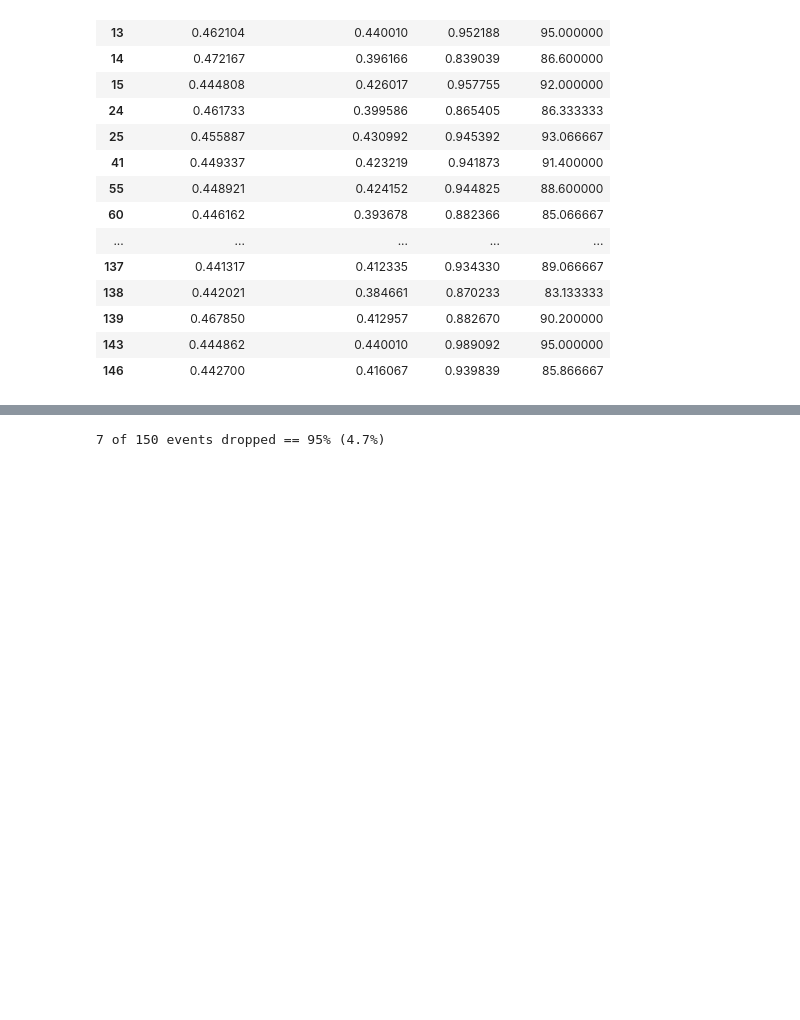
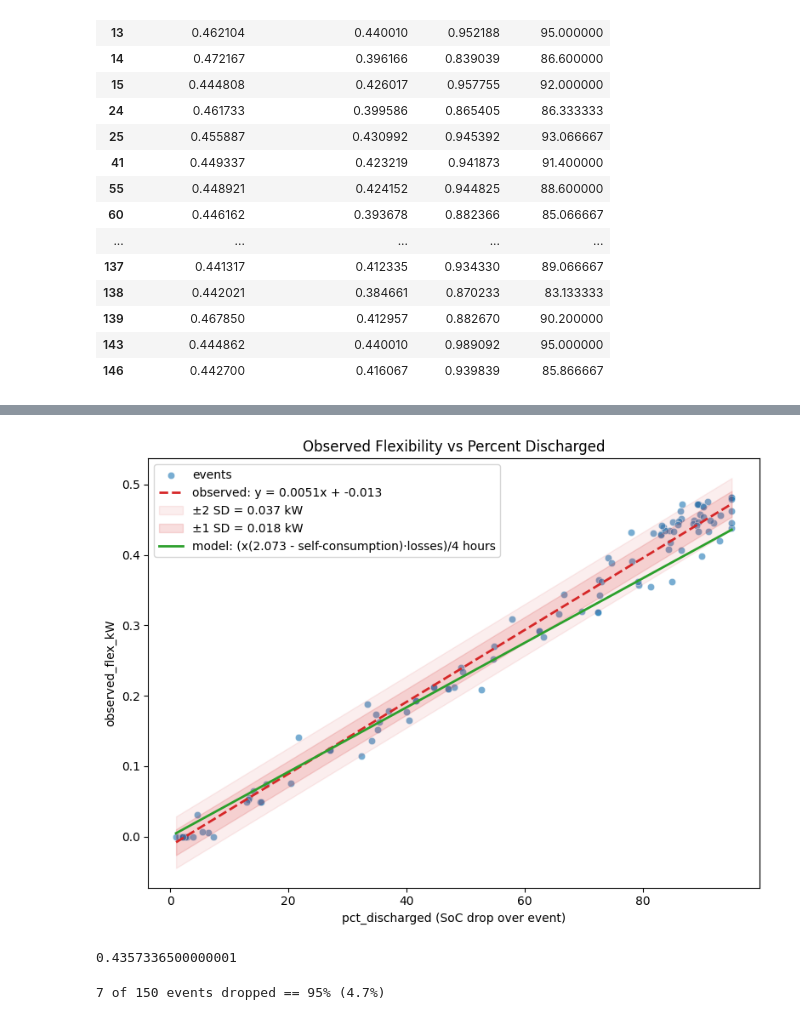
Before and after one commit to alexnathanson/TEA_AggregatedOffGridPVPowerStations, a Jupyter notebook: model_v5-2-validation.ipynb, the cells around one changed output, grey strips where cells are left out. Cells and saved outputs as stored; diff of their text form; code cells hidden in the pictures; blank space fills up the shorter version.

```diff
--- a/model_v5-2-validation.ipynb
+++ b/model_v5-2-validation.ipynb
@@ -746,3 +777,45 @@ plt.show()
+# %%
+plot_df = event_validation_df.dropna(subset=['observed_flex_kW', 'pct_discharged'])
+
+fig, ax = plt.subplots(figsize=(8, 6))
+ax.scatter(plot_df['pct_discharged'], plot_df['observed_flex_kW'],
+           alpha=0.6, color='tab:blue', edgecolor='white', linewidth=0.5,
+           label='events')
+
+# linear trend line
+slope, intercept = np.polyfit(plot_df['pct_discharged'], plot_df['observed_flex_kW'], 1)
+x_line = np.linspace(plot_df['pct_discharged'].min(), plot_df['pct_discharged'].max(), 100)
+y_line = slope * x_line + intercept
+ax.plot(x_line, y_line, color='tab:red', linestyle='--', linewidth=2,
+        label=f'observed: y = {slope:.4f}x + {intercept:.3f}')
+
+# standard deviation of residuals around the trend line, shown as shaded bands
+residuals = plot_df['observed_flex_kW'] - (slope * plot_df['pct_discharged'] + intercept)
+resid_std = residuals.std()
+
+ax.fill_between(x_line, y_line - 2 * resid_std, y_line + 2 * resid_std,
+                 color='tab:red', alpha=0.08, label=f'±2 SD = {2 * resid_std:.3f} kW')
+ax.fill_between(x_line, y_line - resid_std, y_line + resid_std,
+                 color='tab:red', alpha=0.15, label=f'±1 SD = {resid_std:.3f} kW')
+
+# theoretical relationship: x * (2073 - powerStationSC * 4) * 0.9 * 0.25
+# x% * bat_kW-losses * 25%
+y_theory = x_line * 0.01 * 0.001 * ((2073 - (powerStationSC * 4)) * 0.9) * 0.25
+ax.plot(x_line, y_theory, color='tab:green', linestyle='-', linewidth=2,
+        label='model: (x(2.073 - self-consumption)·losses)/4 hours')
+
+ax.set_xlabel('pct_discharged (SoC drop over event)')
+ax.set_ylabel('observed_flex_kW')
+ax.set_title('Observed Flexibility vs Percent Discharged')
+ax.legend()
+plt.tight_layout()
+plt.show()
+# %% [output]
+[figure, added]
+# %%
+95 * 0.01 * 0.001 * ((2073 - (powerStationSC * 4)) * 0.9) * 0.25
+# %% [output]
+0.4357336500000001
 # %%
 soc_drop = (
     observed_df.sort_values('timestamp')
```
Also changed, not shown: parts of 2 cells of this notebook, 1 other file.
